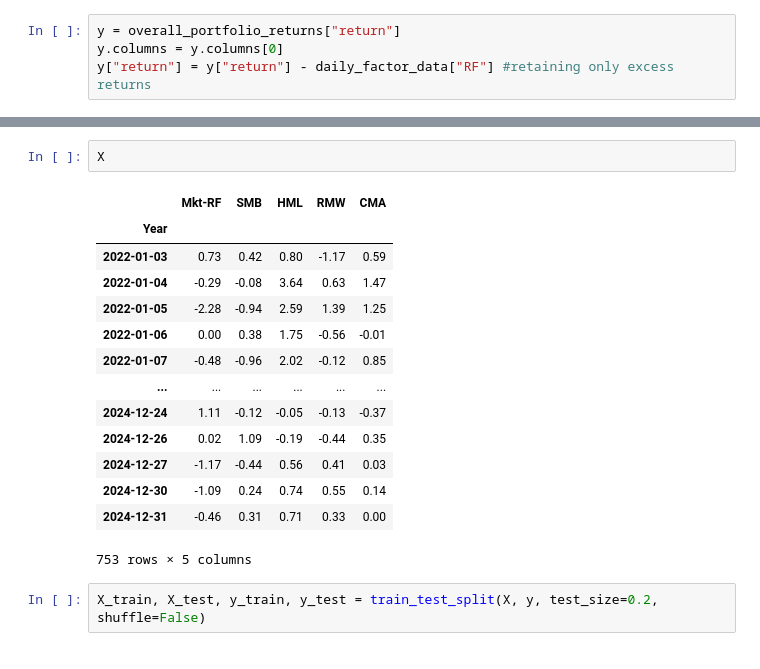
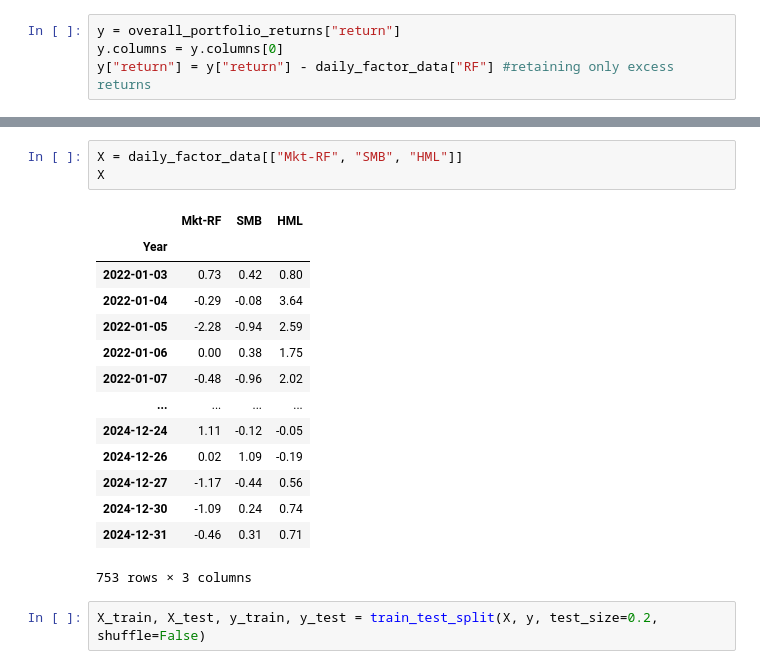
Before and after one commit to 3v-mb/Mini-projects-in-Financial-Engineering, a Jupyter notebook: Factor Modeling.ipynb, the cells around one changed output, grey strips where cells are left out. Cells and saved outputs as stored; diff of their text form.

```diff
--- a/Factor Modeling.ipynb
+++ b/Factor Modeling.ipynb
@@ -651,21 +655,22 @@ y
 753 rows × 1 columns
 # %%
+X = daily_factor_data[["Mkt-RF", "SMB",	"HML"]]
 X
 # %% [output]
-|  | Mkt-RF | SMB | HML | RMW | CMA |
-| Year |  |  |  |  |  |
-| 2022-01-03 | 0.73 | 0.42 | 0.80 | -1.17 | 0.59 |
-| 2022-01-04 | -0.29 | -0.08 | 3.64 | 0.63 | 1.47 |
-| 2022-01-05 | -2.28 | -0.94 | 2.59 | 1.39 | 1.25 |
-| 2022-01-06 | 0.00 | 0.38 | 1.75 | -0.56 | -0.01 |
-| 2022-01-07 | -0.48 | -0.96 | 2.02 | -0.12 | 0.85 |
-| ... | ... | ... | ... | ... | ... |
-| 2024-12-24 | 1.11 | -0.12 | -0.05 | -0.13 | -0.37 |
-| 2024-12-26 | 0.02 | 1.09 | -0.19 | -0.44 | 0.35 |
-| 2024-12-27 | -1.17 | -0.44 | 0.56 | 0.41 | 0.03 |
-| 2024-12-30 | -1.09 | 0.24 | 0.74 | 0.55 | 0.14 |
-| 2024-12-31 | -0.46 | 0.31 | 0.71 | 0.33 | 0.00 |
+|  | Mkt-RF | SMB | HML |
+| Year |  |  |  |
+| 2022-01-03 | 0.73 | 0.42 | 0.80 |
+| 2022-01-04 | -0.29 | -0.08 | 3.64 |
+| 2022-01-05 | -2.28 | -0.94 | 2.59 |
+| 2022-01-06 | 0.00 | 0.38 | 1.75 |
+| 2022-01-07 | -0.48 | -0.96 | 2.02 |
+| ... | ... | ... | ... |
+| 2024-12-24 | 1.11 | -0.12 | -0.05 |
+| 2024-12-26 | 0.02 | 1.09 | -0.19 |
+| 2024-12-27 | -1.17 | -0.44 | 0.56 |
+| 2024-12-30 | -1.09 | 0.24 | 0.74 |
+| 2024-12-31 | -0.46 | 0.31 | 0.71 |
-753 rows × 5 columns
+753 rows × 3 columns
 # %%
 X_train, X_test, y_train, y_test = train_test_split(X, y, test_size=0.2, shuffle=False)
 # %%
```
Also changed, not shown: parts of 26 cells of this notebook.
